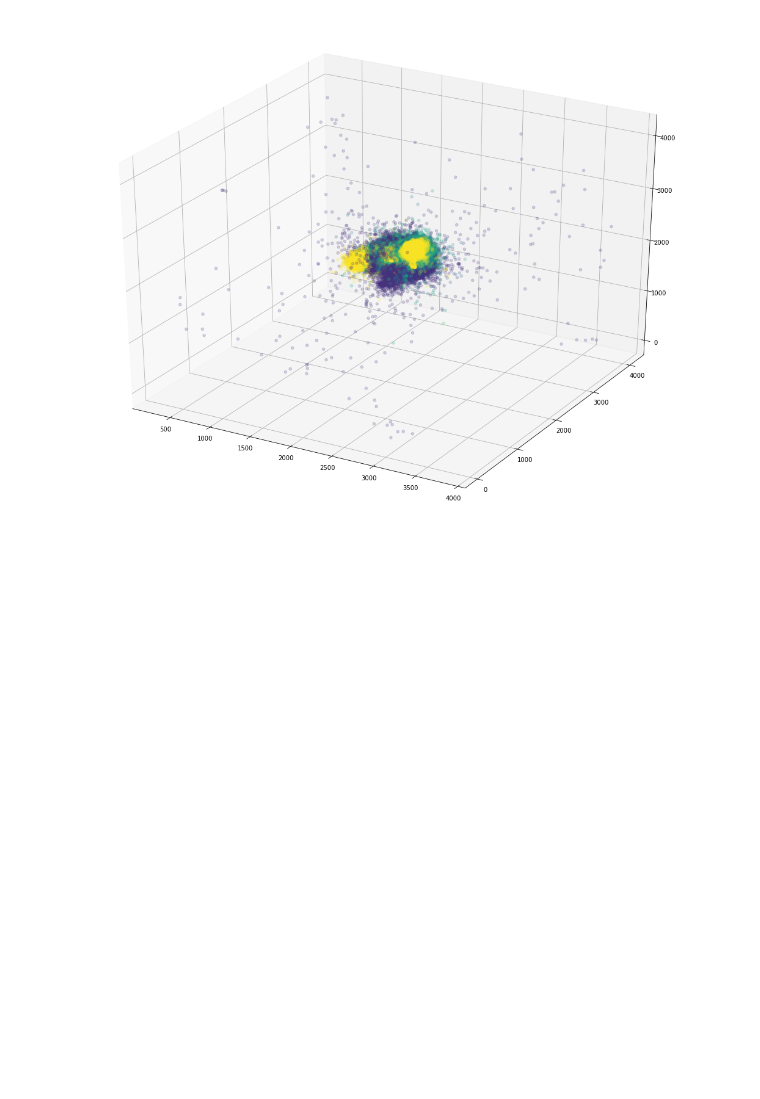
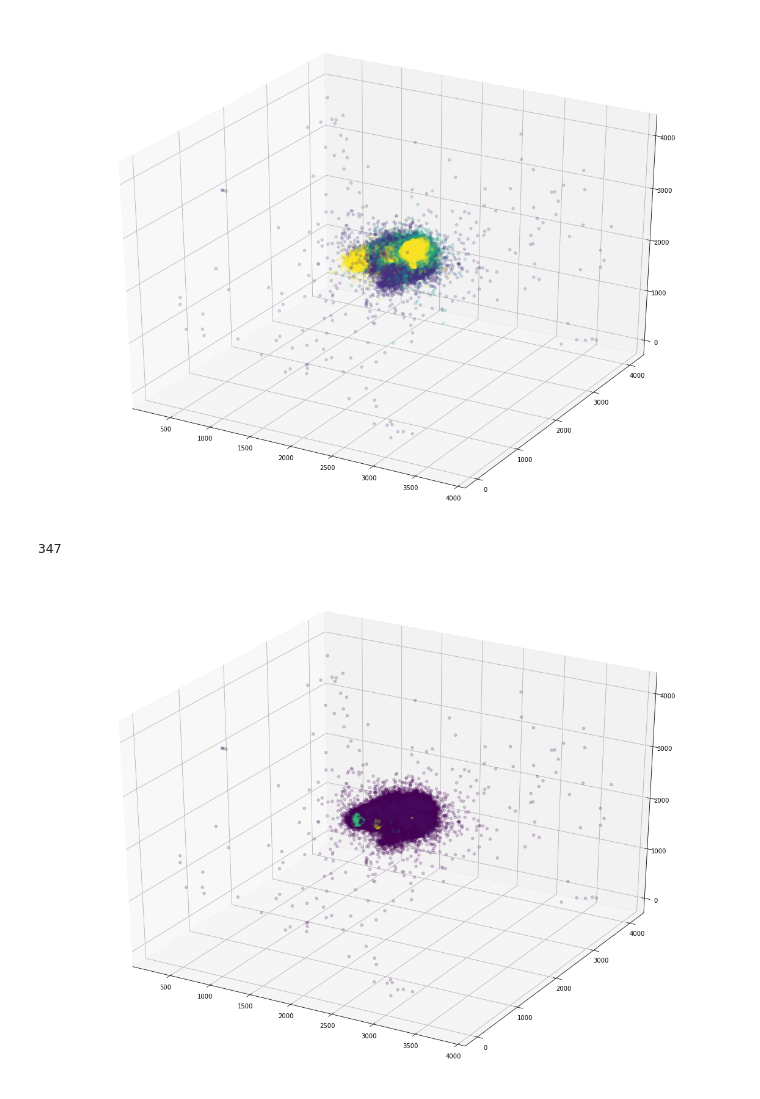
Before and after one commit to Delebrith/return-of-the-neighbours, a Jupyter notebook: experiments/classification_test.ipynb, the cells around one changed output. Cells and saved outputs as stored; diff of their text form; code cells hidden in the pictures; blank space fills up the shorter version.

Commit message:
classification results

```diff
--- a/experiments/classification_test.ipynb
+++ b/experiments/classification_test.ipynb
@@ -44,7 +49,11 @@ plt.show()
 data_features = np.array(data[['x', 'y', 'z']], dtype=np.double)
 data_target = np.array(data['activity'], dtype=np.double)
 # %%
-k = int(len(data_features) ** 0.5)
+k = int(len(data_features) ** 0.5) // 4
+k
+# decreased neihbours number to decrease memory usage
+# %% [output]
+347
 # %%
 knn_result = pynbc.nbc_kNN(k, pynbc.MIN_VALUE, data_features, True)
 # %%
@@ -51,0 +65,9 @@ kpnn_result = pynbc.nbc_kpNN(k, pynbc.MIN_VALUE, data_features, True)
+# %%
+fig = plt.figure()
+ax = fig.add_subplot(111, projection='3d')
+
+ax.scatter(data['x'], data['y'], data['z'], c=knn_result, marker='o', alpha=0.2)
+
+plt.show()
+# %% [output]
+[figure, added]
```
Also changed, not shown: parts of 6 cells of this notebook.
